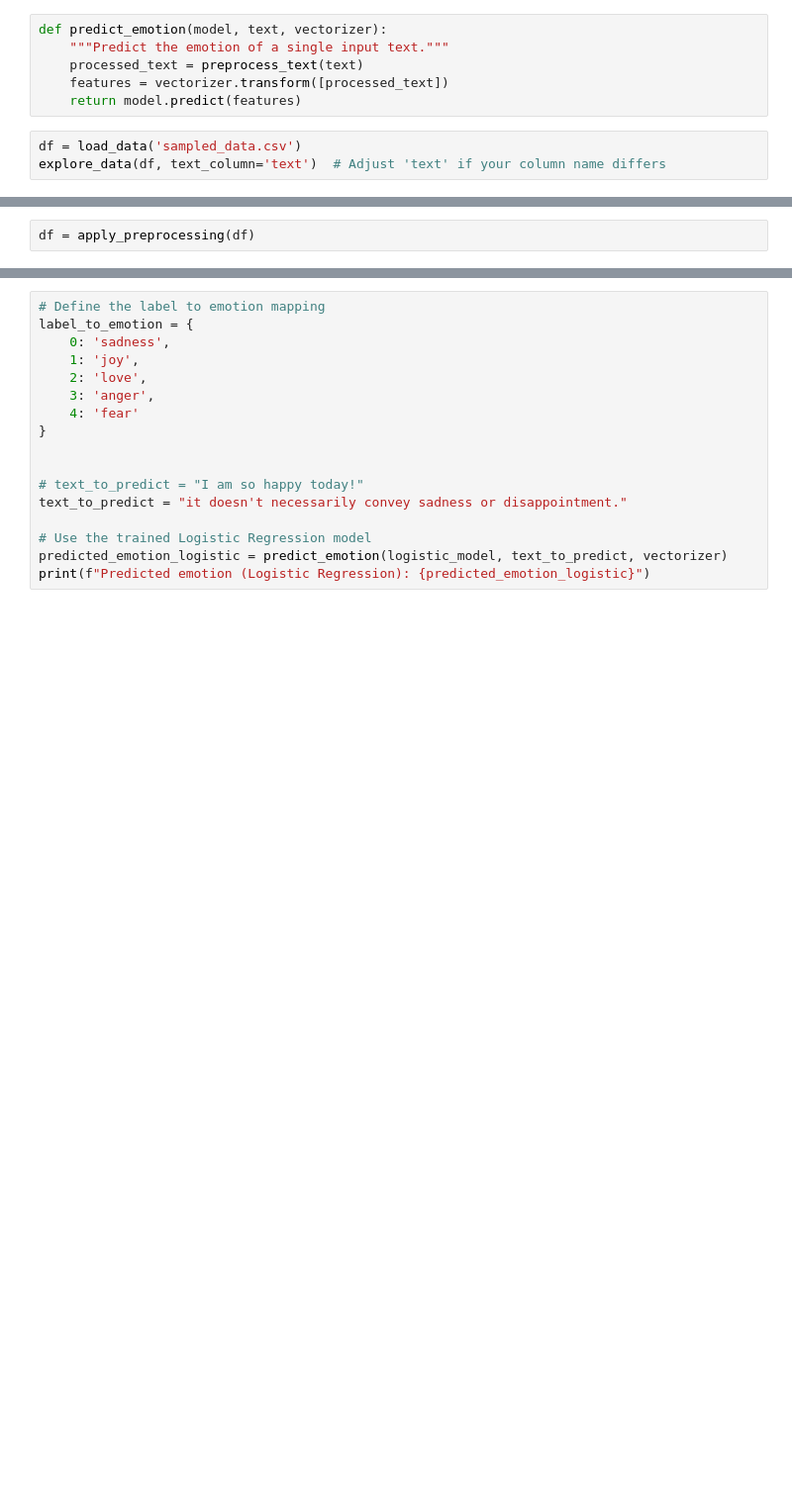
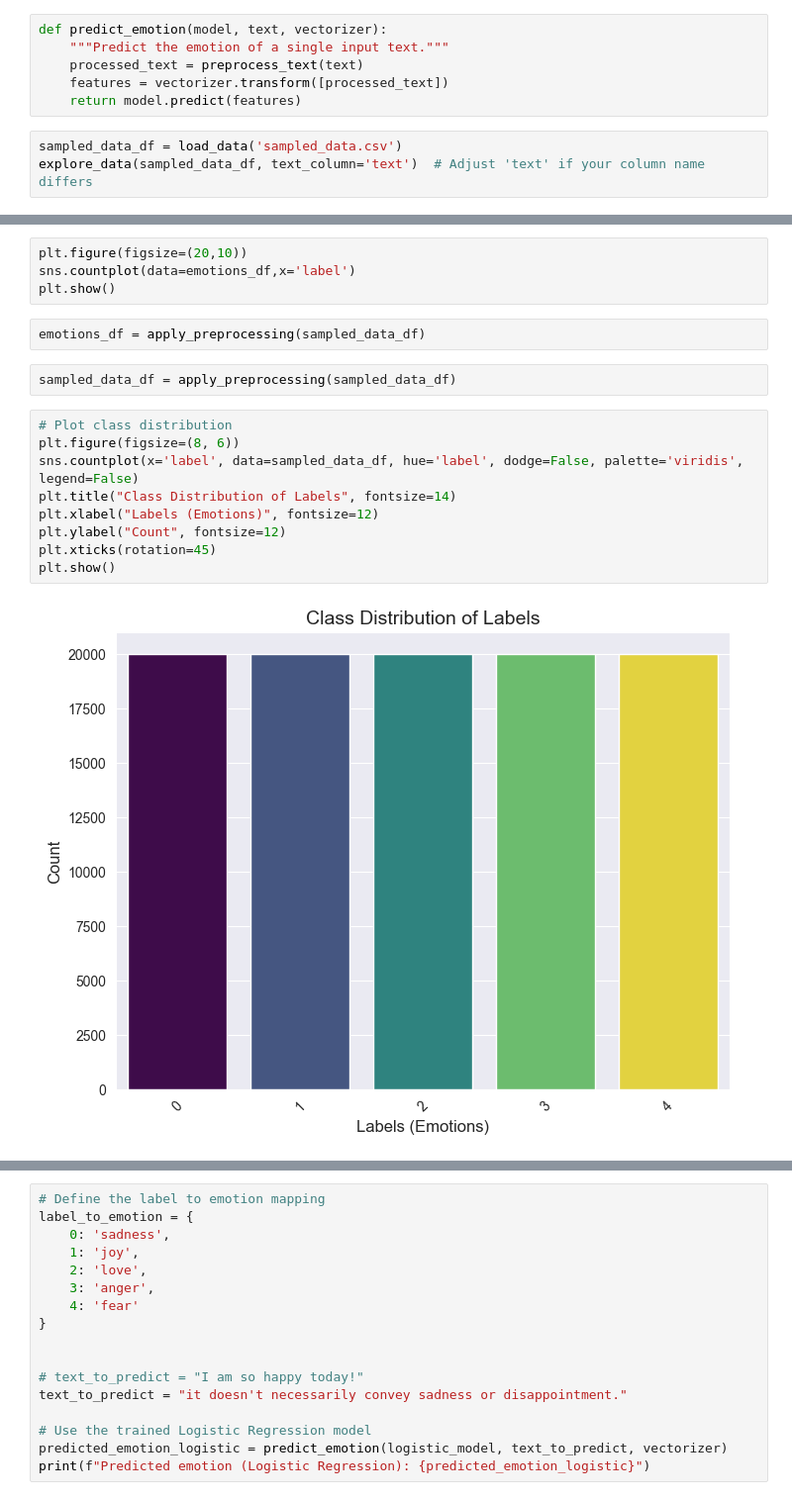
Before and after one commit to JamesAdeshina/Emotion_Classifier, a Jupyter notebook: main.ipynb, the cells around one changed output, grey strips where cells are left out. Shown at 99% size. Cells and saved outputs as stored; diff of their text form; blank space fills up the shorter version.

```diff
--- a/main.ipynb
+++ b/main.ipynb
@@ -247,5 +256,5 @@ def predict_emotion(model, text, vectorizer):
     features = vectorizer.transform([processed_text])
     return model.predict(features)
 # %%
-df = load_data('sampled_data.csv')
-explore_data(df, text_column='text')  # Adjust 'text' if your column name differs
+sampled_data_df = load_data('sampled_data.csv')
+explore_data(sampled_data_df, text_column='text')  # Adjust 'text' if your column name differs
@@ -252,2 +313,19 @@ explore_data(df, text_column='text')  # Adjust 'text' if your column name differ
+# %%
+plt.figure(figsize=(20,10))
+sns.countplot(data=emotions_df,x='label')
+plt.show()
+# %%
+emotions_df = apply_preprocessing(sampled_data_df)
 # %%
-df = apply_preprocessing(df)
+sampled_data_df = apply_preprocessing(sampled_data_df)
+# %%
+# Plot class distribution
+plt.figure(figsize=(8, 6))
+sns.countplot(x='label', data=sampled_data_df, hue='label', dodge=False, palette='viridis', legend=False)
+plt.title("Class Distribution of Labels", fontsize=14)
+plt.xlabel("Labels (Emotions)", fontsize=12)
+plt.ylabel("Count", fontsize=12)
+plt.xticks(rotation=45)
+plt.show()
+# %% [output]
+[figure, added]
```
Also changed, not shown: parts of 26 cells of this notebook.
